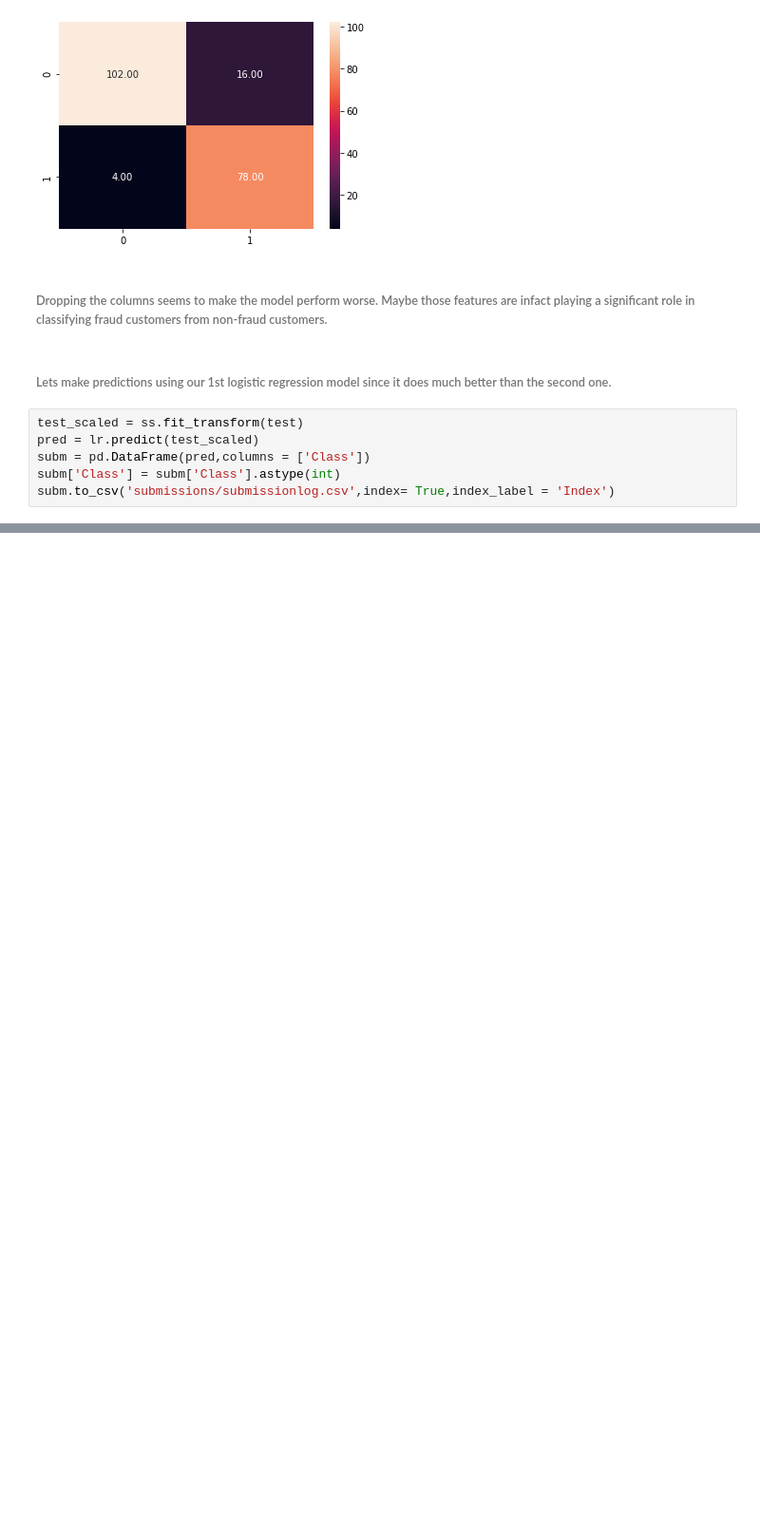
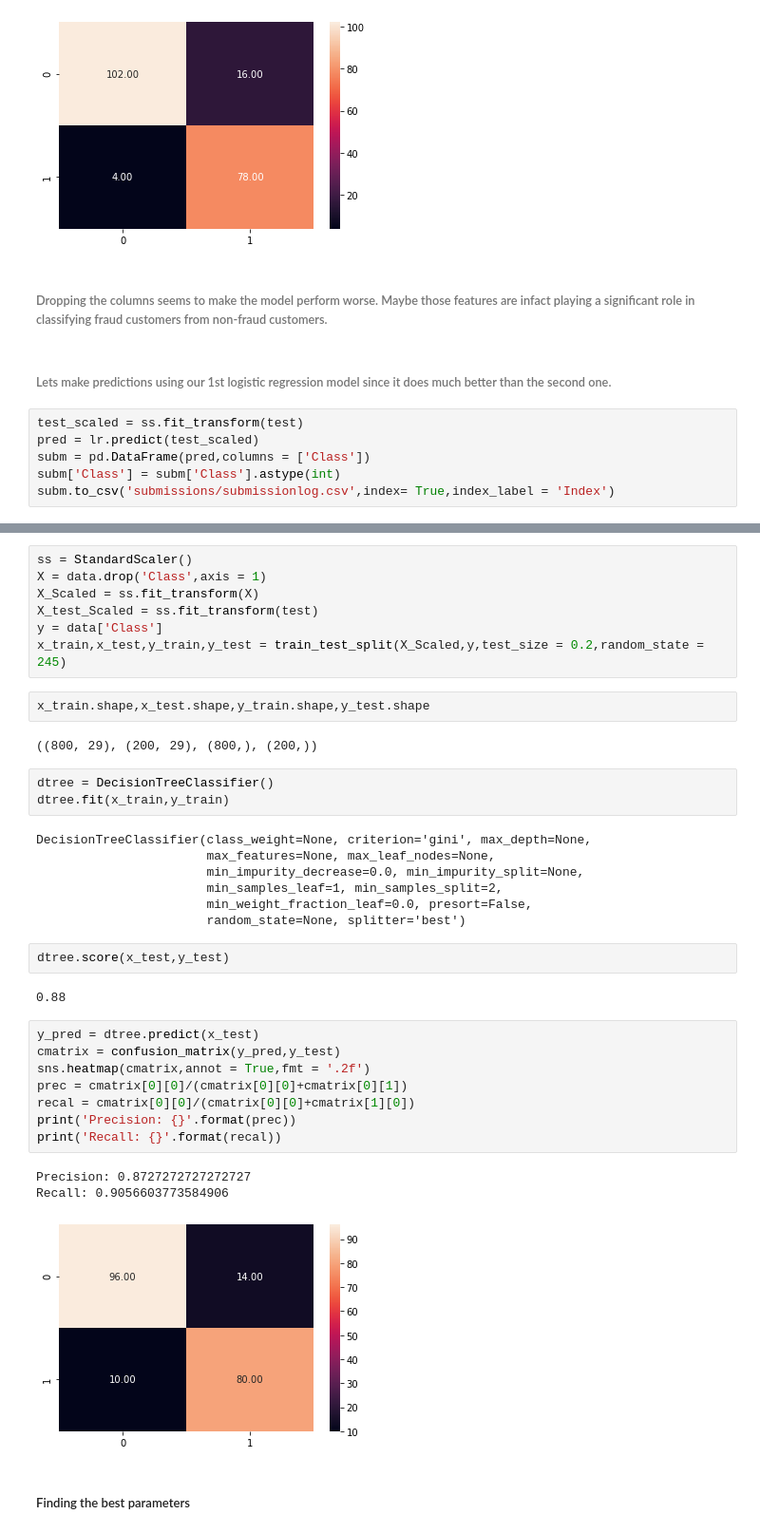
Before and after one commit to tejasmohanayyar/dockship_hackathon_credit_card_fraud, a Jupyter notebook: credit card fraud hackathon.ipynb, the cells around one changed output, grey strips where cells are left out. Shown at 95% size. Drawn from its saved outputs; the diff is of its cells as text; blank space fills up the shorter version.

```diff
--- a/credit card fraud hackathon.ipynb
+++ b/credit card fraud hackathon.ipynb
@@ -252,0 +337,39 @@ subm.to_csv('submissions/submissionlog.csv',index= True,index_label = 'Index')
+# %%
+ss = StandardScaler()
+X = data.drop('Class',axis = 1)
+X_Scaled = ss.fit_transform(X)
+X_test_Scaled = ss.fit_transform(test)
+y = data['Class']
+x_train,x_test,y_train,y_test = train_test_split(X_Scaled,y,test_size = 0.2,random_state = 245)
+# %%
+x_train.shape,x_test.shape,y_train.shape,y_test.shape
+# %% [output]
+((800, 29), (200, 29), (800,), (200,))
+# %%
+dtree = DecisionTreeClassifier()
+dtree.fit(x_train,y_train)
+# %% [output]
+DecisionTreeClassifier(class_weight=None, criterion='gini', max_depth=None,
+                       max_features=None, max_leaf_nodes=None,
+                       min_impurity_decrease=0.0, min_impurity_split=None,
+                       min_samples_leaf=1, min_samples_split=2,
+                       min_weight_fraction_leaf=0.0, presort=False,
+                       random_state=None, splitter='best')
+# %%
+dtree.score(x_test,y_test)
+# %% [output]
+0.88
+# %%
+y_pred = dtree.predict(x_test)
+cmatrix = confusion_matrix(y_pred,y_test)
+sns.heatmap(cmatrix,annot = True,fmt = '.2f')
+prec = cmatrix[0][0]/(cmatrix[0][0]+cmatrix[0][1])
+recal = cmatrix[0][0]/(cmatrix[0][0]+cmatrix[1][0])
+print('Precision: {}'.format(prec))
+print('Recall: {}'.format(recal))
+# %% [output]
+Precision: 0.8727272727272727
+Recall: 0.9056603773584906
+[figure, added]
+# %% [markdown]
+##### Finding the best parameters
```
Also changed, not shown: parts of 84 cells of this notebook, 9 other files.
